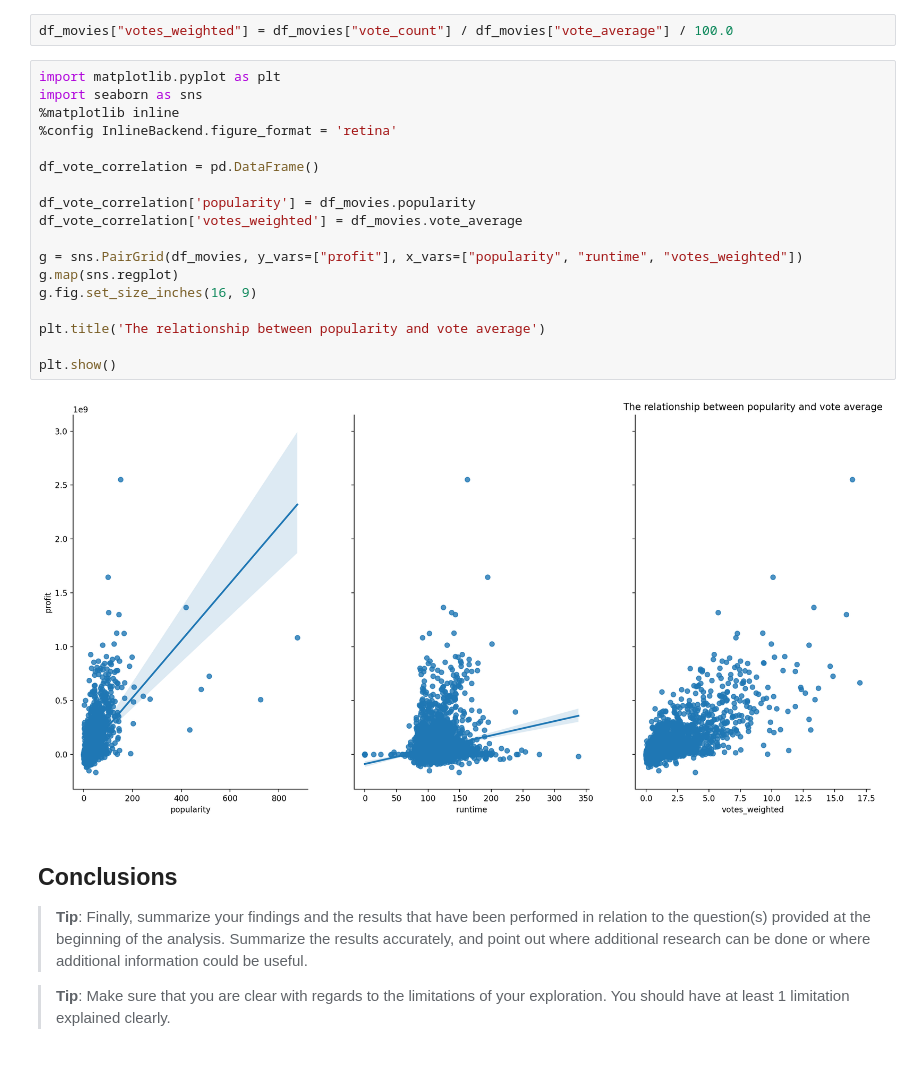
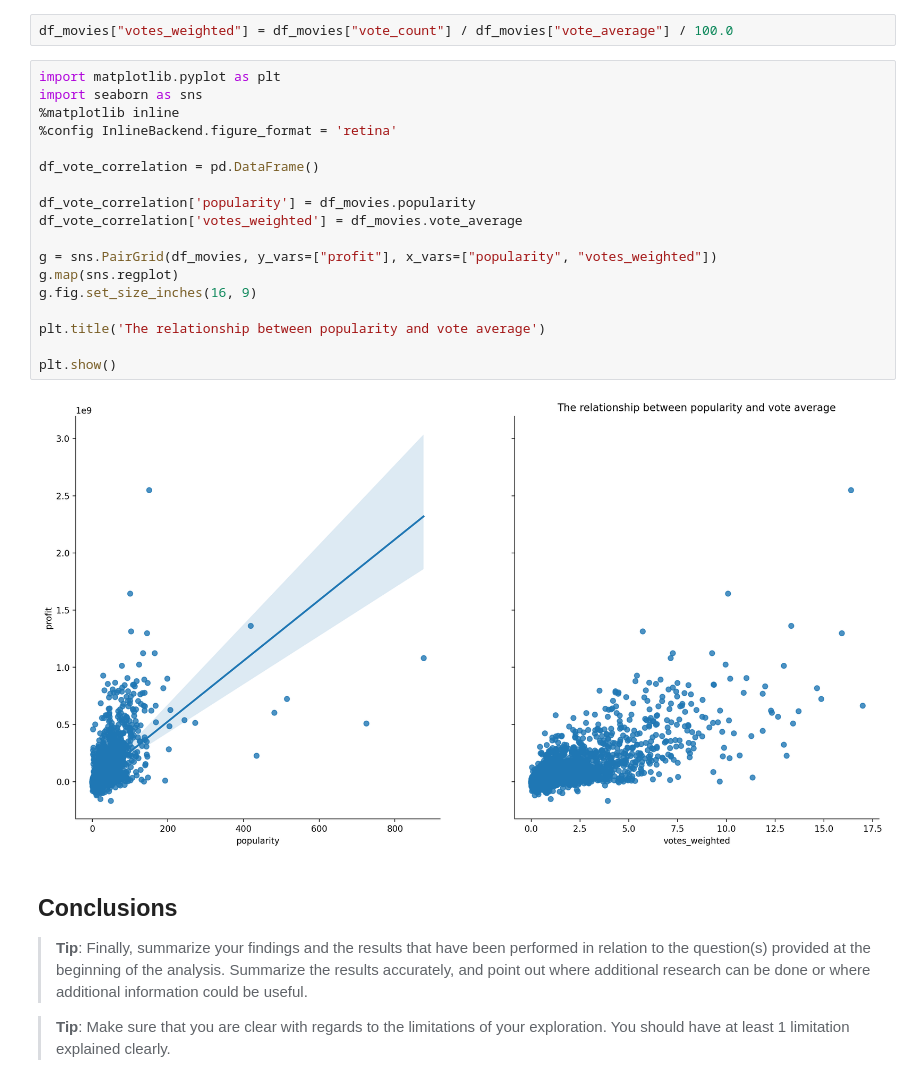
Before and after one commit to josuablejeru/project_1_tmdb, a Jupyter notebook: Investigate_a_Dataset.ipynb, the cells around one changed output. Saved outputs shown, nothing was run; the diff lists cells and outputs as text.

Commit message:
delete unwated feature in plot

```diff
--- a/Investigate_a_Dataset.ipynb
+++ b/Investigate_a_Dataset.ipynb
@@ -176,23 +176,23 @@ df_movies["votes_weighted"] = df_movies["vote_count"] / df_movies["vote_average"
 # %%
 import matplotlib.pyplot as plt
 import seaborn as sns
 %matplotlib inline
 %config InlineBackend.figure_format = 'retina'
 
 df_vote_correlation = pd.DataFrame()
 
 df_vote_correlation['popularity'] = df_movies.popularity
 df_vote_correlation['votes_weighted'] = df_movies.vote_average
 
-g = sns.PairGrid(df_movies, y_vars=["profit"], x_vars=["popularity", "runtime", "votes_weighted"])
+g = sns.PairGrid(df_movies, y_vars=["profit"], x_vars=["popularity", "votes_weighted"])
 g.map(sns.regplot)
 g.fig.set_size_inches(16, 9)
 
 plt.title('The relationship between popularity and vote average')
 
 plt.show()
 # %% [output]
-[figure, old version]
+[figure, new version]
 # %% [markdown]
 <a id='conclusions'></a>
 ## Conclusions
```
